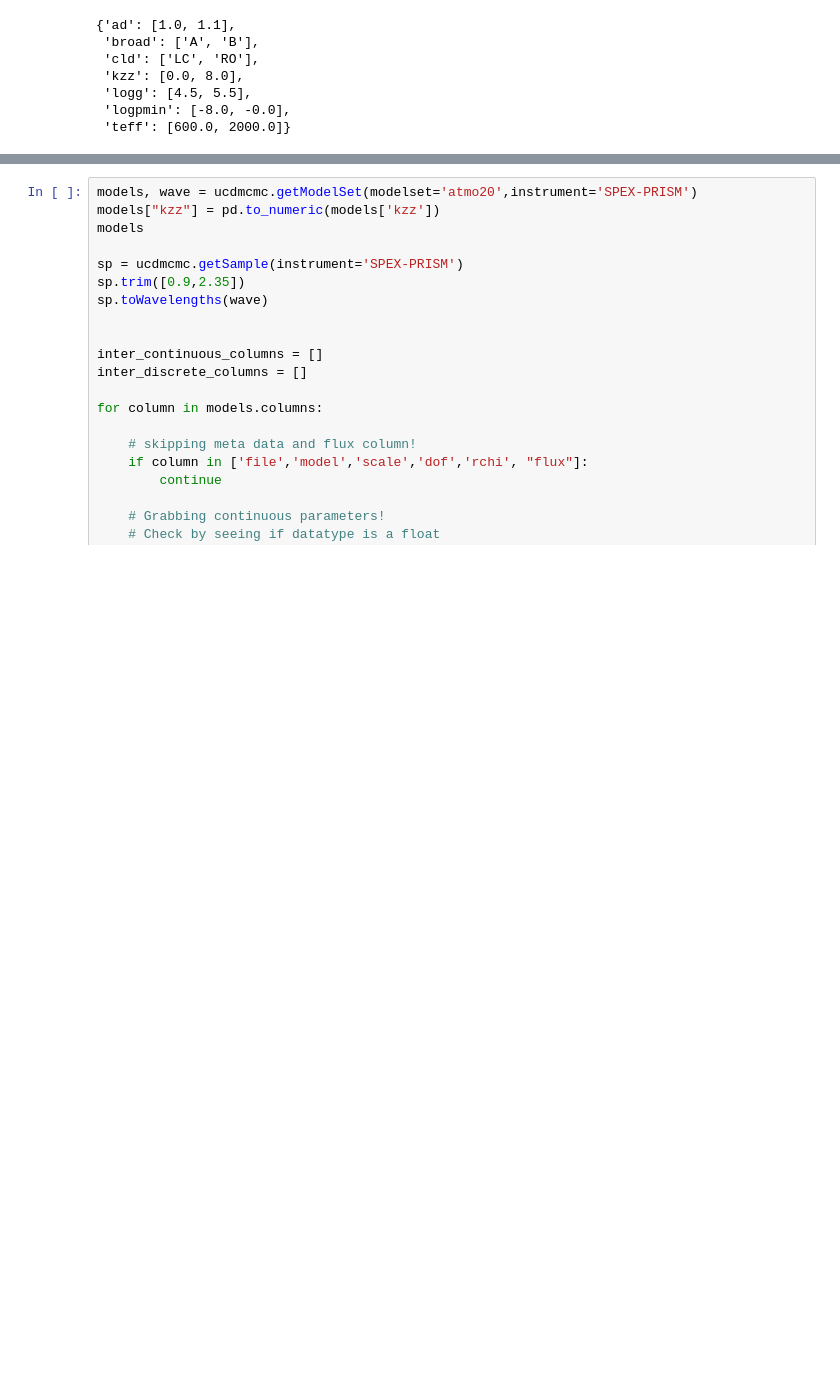
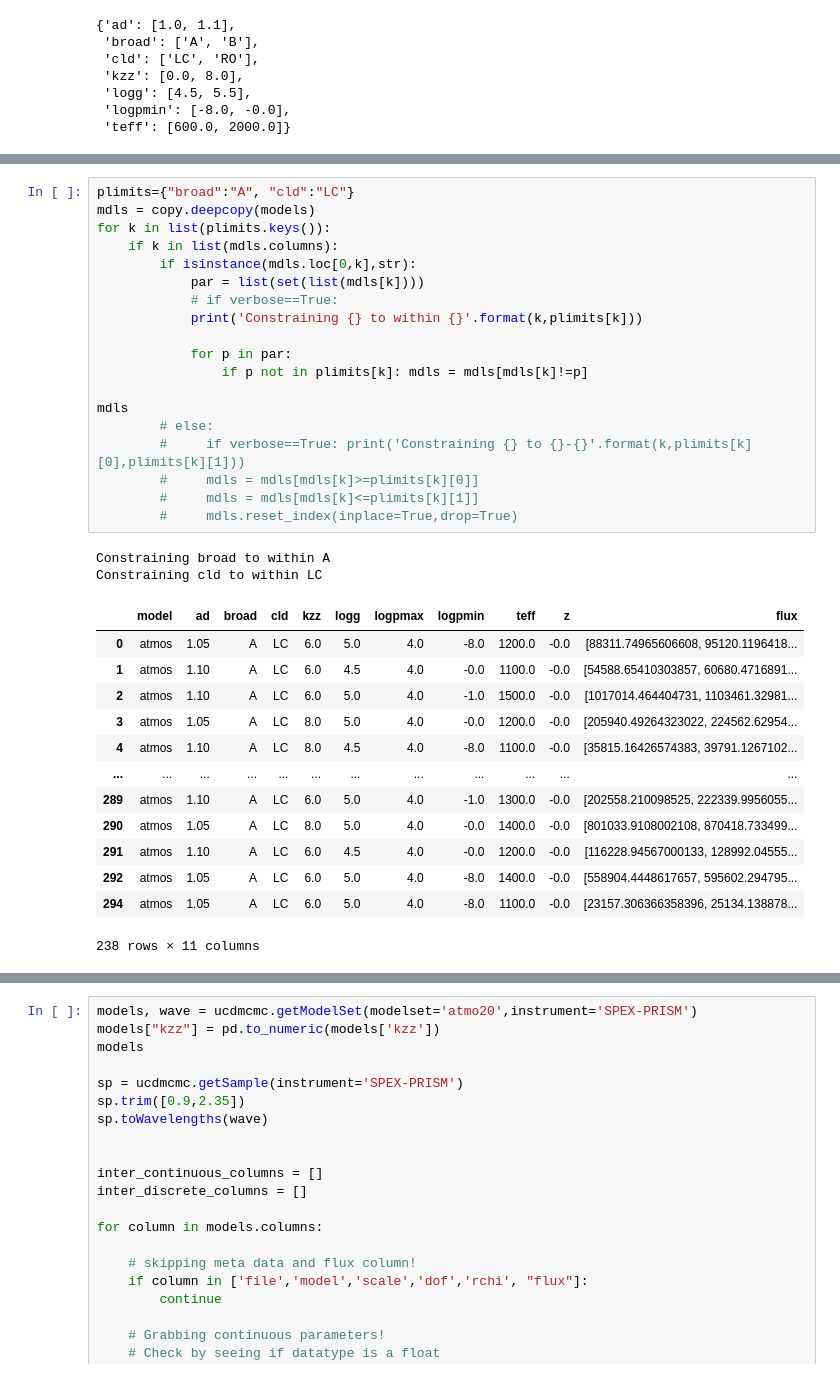
Before and after one commit to e-pritchard/Evan_CSL_Summer_2026, a Jupyter notebook: MCMC_workspace/notebooks/4_more_discrete_parameter_testing.ipynb, the cells around one changed output, grey strips where cells are left out. Cells and saved outputs as stored; diff of their text form; blank space fills up the shorter version.

Commit message:
Got a working, generalized, emcee model grid generator

```diff
--- a/MCMC_workspace/notebooks/4_more_discrete_parameter_testing.ipynb
+++ b/MCMC_workspace/notebooks/4_more_discrete_parameter_testing.ipynb
@@ -661 +828,36 @@ Fitting the following parameters:
+# %%
+plimits={"broad":"A", "cld":"LC"}
+mdls = copy.deepcopy(models)
+for k in list(plimits.keys()):
+    if k in list(mdls.columns):
+        if isinstance(mdls.loc[0,k],str):
+            par = list(set(list(mdls[k])))
+            # if verbose==True:
+            print('Constraining {} to within {}'.format(k,plimits[k]))
+
+            for p in par:
+                if p not in plimits[k]: mdls = mdls[mdls[k]!=p]
+
+mdls
+        # else:
+        #     if verbose==True: print('Constraining {} to {}-{}'.format(k,plimits[k][0],plimits[k][1]))
+        #     mdls = mdls[mdls[k]>=plimits[k][0]]
+        #     mdls = mdls[mdls[k]<=plimits[k][1]]
+        #     mdls.reset_index(inplace=True,drop=True)
+# %% [output]
+Constraining broad to within A
+Constraining cld to within LC
+|  | model | ad | broad | cld | kzz | logg | logpmax | logpmin | teff | z | flux |
+| 0 | atmos | 1.05 | A | LC | 6.0 | 5.0 | 4.0 | -8.0 | 1200.0 | -0.0 | [88311.74965606608, 95120.1196418... |
+| 1 | atmos | 1.10 | A | LC | 6.0 | 4.5 | 4.0 | -0.0 | 1100.0 | -0.0 | [54588.65410303857, 60680.4716891... |
+| 2 | atmos | 1.10 | A | LC | 6.0 | 5.0 | 4.0 | -1.0 | 1500.0 | -0.0 | [1017014.464404731, 1103461.32981... |
+| 3 | atmos | 1.05 | A | LC | 8.0 | 5.0 | 4.0 | -0.0 | 1200.0 | -0.0 | [205940.49264323022, 224562.62954... |
+| 4 | atmos | 1.10 | A | LC | 8.0 | 4.5 | 4.0 | -8.0 | 1100.0 | -0.0 | [35815.16426574383, 39791.1267102... |
+| ... | ... | ... | ... | ... | ... | ... | ... | ... | ... | ... | ... |
+| 289 | atmos | 1.10 | A | LC | 6.0 | 5.0 | 4.0 | -1.0 | 1300.0 | -0.0 | [202558.210098525, 222339.9956055... |
+| 290 | atmos | 1.05 | A | LC | 8.0 | 5.0 | 4.0 | -0.0 | 1400.0 | -0.0 | [801033.9108002108, 870418.733499... |
+| 291 | atmos | 1.10 | A | LC | 6.0 | 4.5 | 4.0 | -0.0 | 1200.0 | -0.0 | [116228.94567000133, 128992.04555... |
+| 292 | atmos | 1.05 | A | LC | 6.0 | 5.0 | 4.0 | -8.0 | 1400.0 | -0.0 | [558904.4448617657, 595602.294795... |
+| 294 | atmos | 1.05 | A | LC | 6.0 | 5.0 | 4.0 | -8.0 | 1100.0 | -0.0 | [23157.306366358396, 25134.138878... |
+238 rows × 11 columns
 # %%
```
Also changed, not shown: parts of 11 cells of this notebook.
